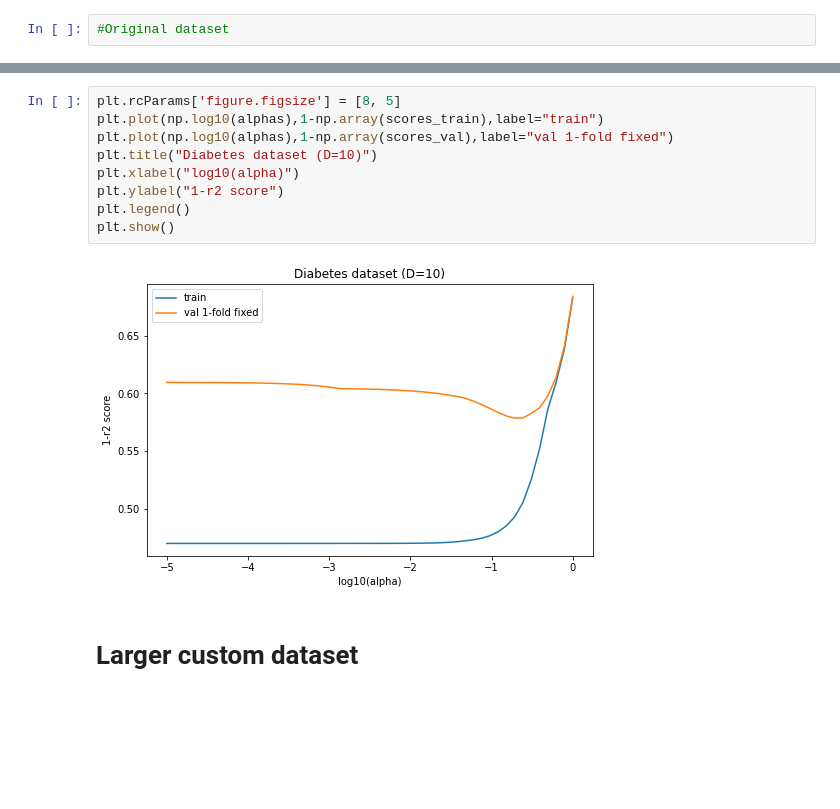
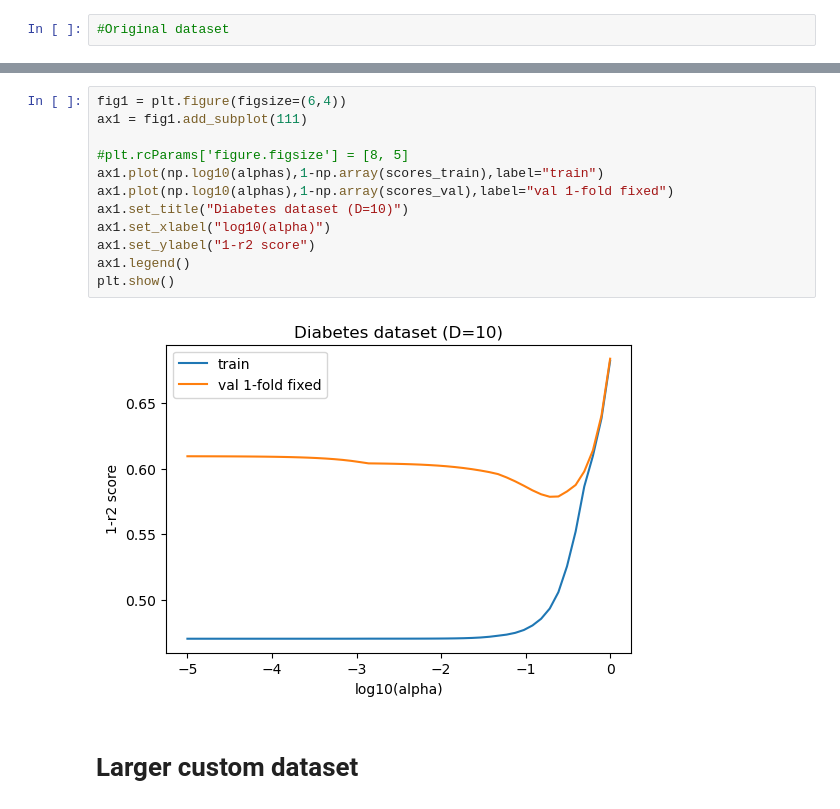
Before and after one commit to hanyao8/quantum-cv, a Jupyter notebook: numerics/lasso.ipynb, the cells around one changed output, grey strips where cells are left out. Cells and saved outputs as stored; diff of their text form; blank space fills up the shorter version.

```diff
--- a/numerics/lasso.ipynb
+++ b/numerics/lasso.ipynb
@@ -146,15 +147,18 @@ for i in range(len(alphas)):
 2.0
 # %%
-plt.rcParams['figure.figsize'] = [8, 5]
-plt.plot(np.log10(alphas),1-np.array(scores_train),label="train")
-plt.plot(np.log10(alphas),1-np.array(scores_val),label="val 1-fold fixed")
-plt.title("Diabetes dataset (D=10)")
-plt.xlabel("log10(alpha)")
-plt.ylabel("1-r2 score")
-plt.legend()
+fig1 = plt.figure(figsize=(6,4))
+ax1 = fig1.add_subplot(111)
+
+#plt.rcParams['figure.figsize'] = [8, 5]
+ax1.plot(np.log10(alphas),1-np.array(scores_train),label="train")
+ax1.plot(np.log10(alphas),1-np.array(scores_val),label="val 1-fold fixed")
+ax1.set_title("Diabetes dataset (D=10)")
+ax1.set_xlabel("log10(alpha)")
+ax1.set_ylabel("1-r2 score")
+ax1.legend()
 plt.show()
 # %% [output]
-[figure, old version]
+[figure, new version]
 # %% [markdown]
 # Larger custom dataset
 # %%
```
Also changed, not shown: parts of 42 cells of this notebook, 3 other files.
